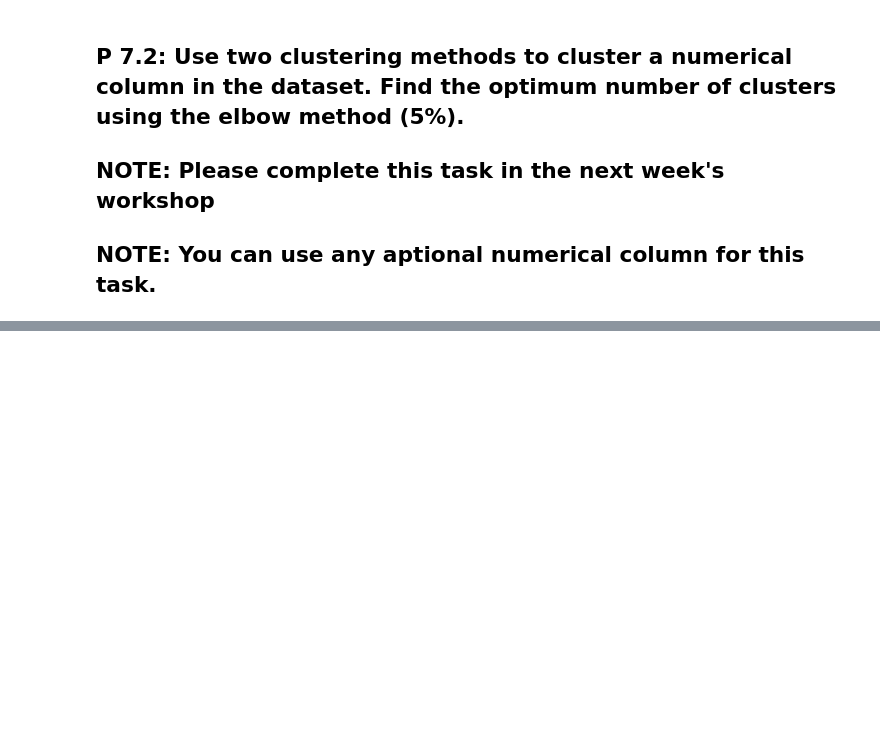
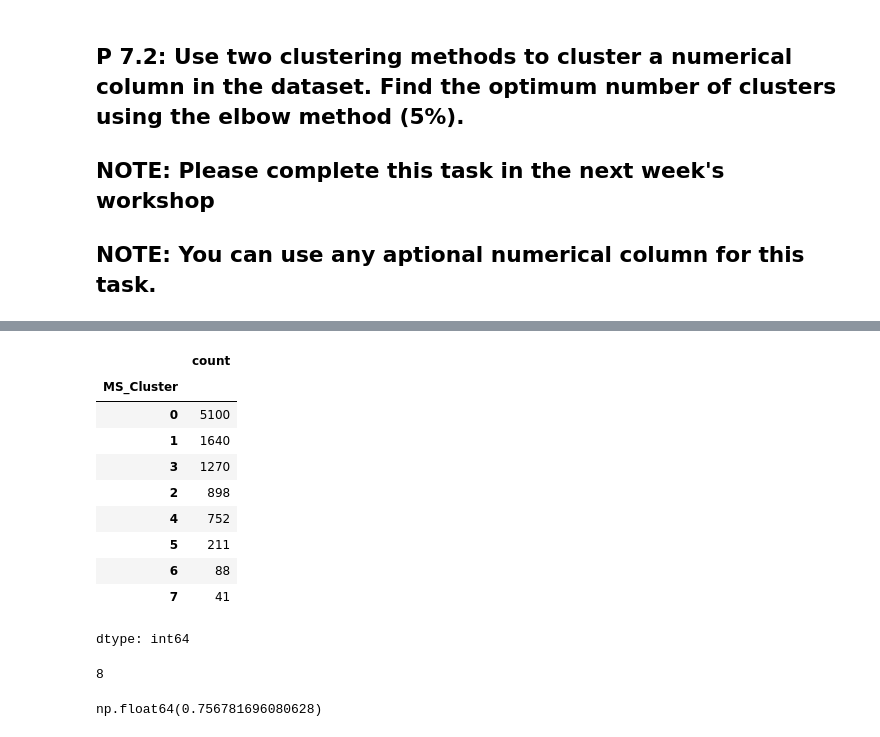
Before and after one commit to Harmokay97/my-python-learning-journey, a Jupyter notebook: Workshop_7&8.ipynb, the cells around one changed output, grey strips where cells are left out. Drawn from its saved outputs; the diff is of its cells as text; code cells hidden in the pictures; blank space fills up the shorter version.

```diff
--- a/Workshop_7&8.ipynb
+++ b/Workshop_7&8.ipynb
@@ -411,0 +114,2 @@ f_1 Score: 0.73
+# %%
+kmeans_labels = kmeans.fit_predict(data_scaled)
@@ -411,0 +157,23 @@ f_1 Score: 0.73
+# %%
+df.MS_Cluster.value_counts()
+# %% [output]
+|  | count |
+| MS_Cluster |  |
+| 0 | 5100 |
+| 1 | 1640 |
+| 3 | 1270 |
+| 2 | 898 |
+| 4 | 752 |
+| 5 | 211 |
+| 6 | 88 |
+| 7 | 41 |
+dtype: int64
+# %%
+len(ms.cluster_centers_)
+# %% [output]
+8
+# %%
+ms_score = silhouette_score(data_scaled, ms_labels)
+ms_score
+# %% [output]
+np.float64(0.756781696080628)
```
Also changed, not shown: parts of 68 cells of this notebook.
